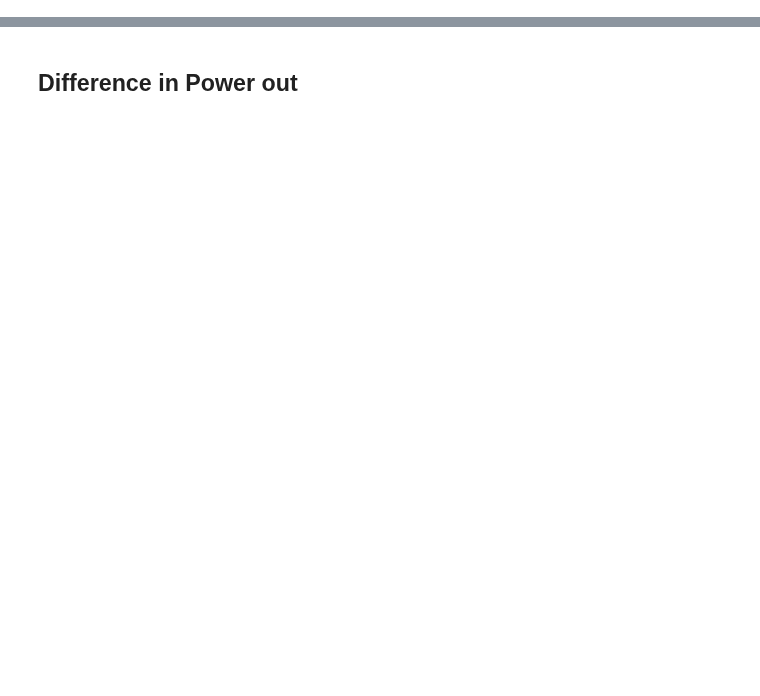
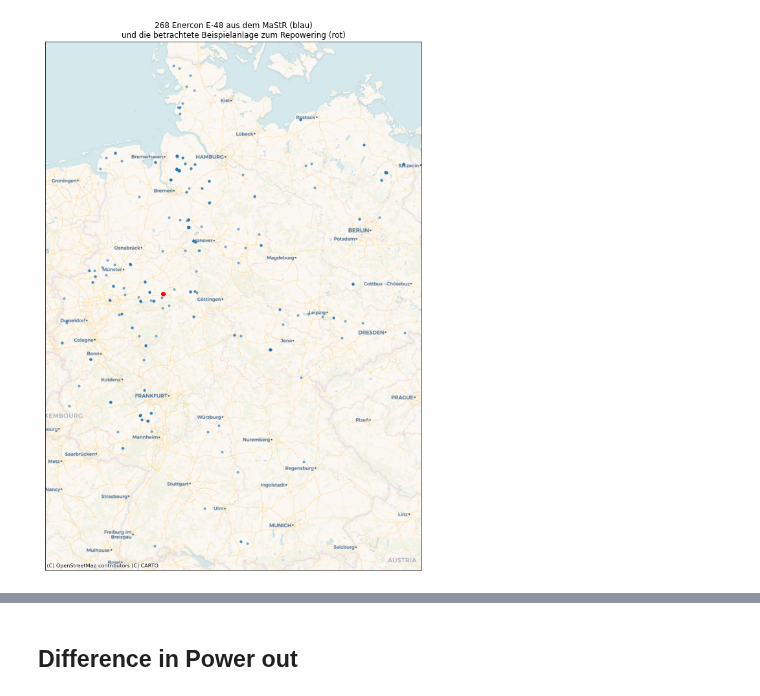
Before and after one commit to clwehner/Windatlas, a Jupyter notebook: windatlas/anemos_data/test_repowering.ipynb, the cells around one changed output, grey strips where cells are left out. Cells and saved outputs as stored; diff of their text form; code cells hidden in the pictures; blank space fills up the shorter version.

```diff
--- a/windatlas/anemos_data/test_repowering.ipynb
+++ b/windatlas/anemos_data/test_repowering.ipynb
@@ -36,3 +39,37 @@ bundesländer = {
     1413:"Sachsen",
     1414:"Sachsen-Anhalt",
     1415:"Thüringen"}
+# %%
+engine = _create_postgres_engine(_CONN_PARAMS_DIC)
+
+query = 'SELECT * FROM mastr_raw."EinheitenWind"' # WHERE "Inbetriebnahmedatum" < "2000-01-01 09:00:00"'
+
+dfMastrWind = gpd.read_postgis(sql=query, con=engine)
+
+dfMastrWind['SpezifischeLeistung'] = (dfMastrWind.Nettonennleistung * 1000) / (math.pi * (dfMastrWind.Rotordurchmesser / 2)**2)
+dfMastrWind["Anlagenzahl"] = 1
+
+dfMastrWind = dfMastrWind.replace({"Bundesland": bundesländer})
+dfMastrWind
+
+cond_modell = dfMastrWind["Typenbezeichnung"].str.contains("E48|E 48|E-48|e48|e 48|e-48", na=False)
+cond_hersteller = dfMastrWind["Hersteller"] == 1586.0
+
+dfrep = dfMastrWind.loc[cond_modell & cond_hersteller,:]
+dfrep = dfrep[["EinheitMastrNummer","Inbetriebnahmedatum","Laengengrad","Breitengrad","Nabenhoehe","Bundesland","geom"]].dropna(subset=["Laengengrad","Breitengrad","Nabenhoehe"])
+dfrep["Typ"] = "Enercon_E-48"
+dfrep = dfrep.loc[dfrep["Laengengrad"]<16,:]
+
+dfrep.crs = "EPSG:4326"
+dfrep = dfrep.to_crs(epsg=3857)
+ax = dfrep.plot(figsize=(15,15), alpha=.5, markersize=10)
+cx.add_basemap(ax, source=cx.providers.CartoDB.Voyager)
+ax.set_xticks([])
+ax.set_yticks([])
+ax.set_title(f"{str(dfrep.shape[0])} Enercon E-48 aus dem MaStR (blau)\nund die betrachtete Beispielanlage zum Repowering (rot)")
+dfrep.head(n=1).plot(ax=ax, c="r")
+fig = ax.get_figure()
+#fig.savefig("Repowerung_map.eps", format='eps')
+#fig.savefig("Repowerung_map.png", format='png')
+# %% [output]
+[figure, added]
```
Also changed, not shown: parts of 10 cells of this notebook, 36 other files.
